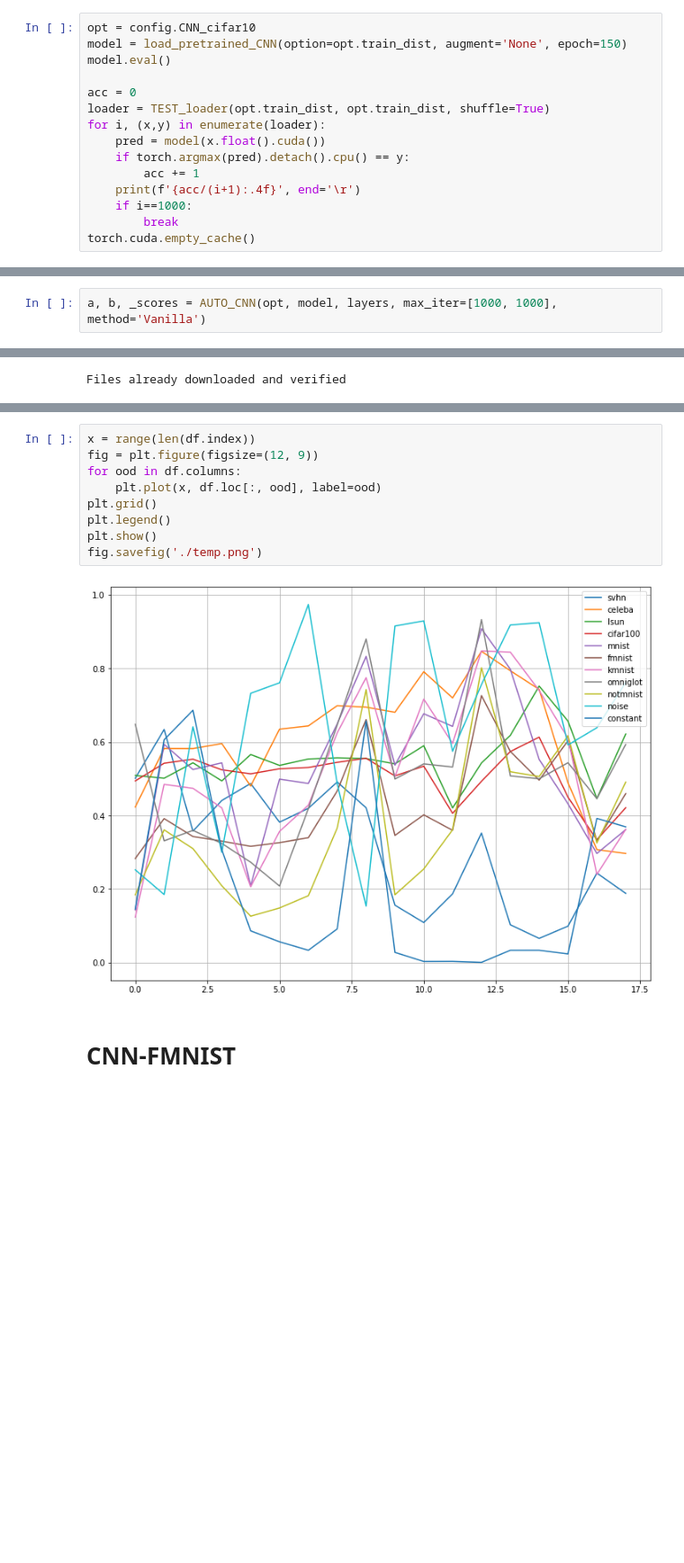
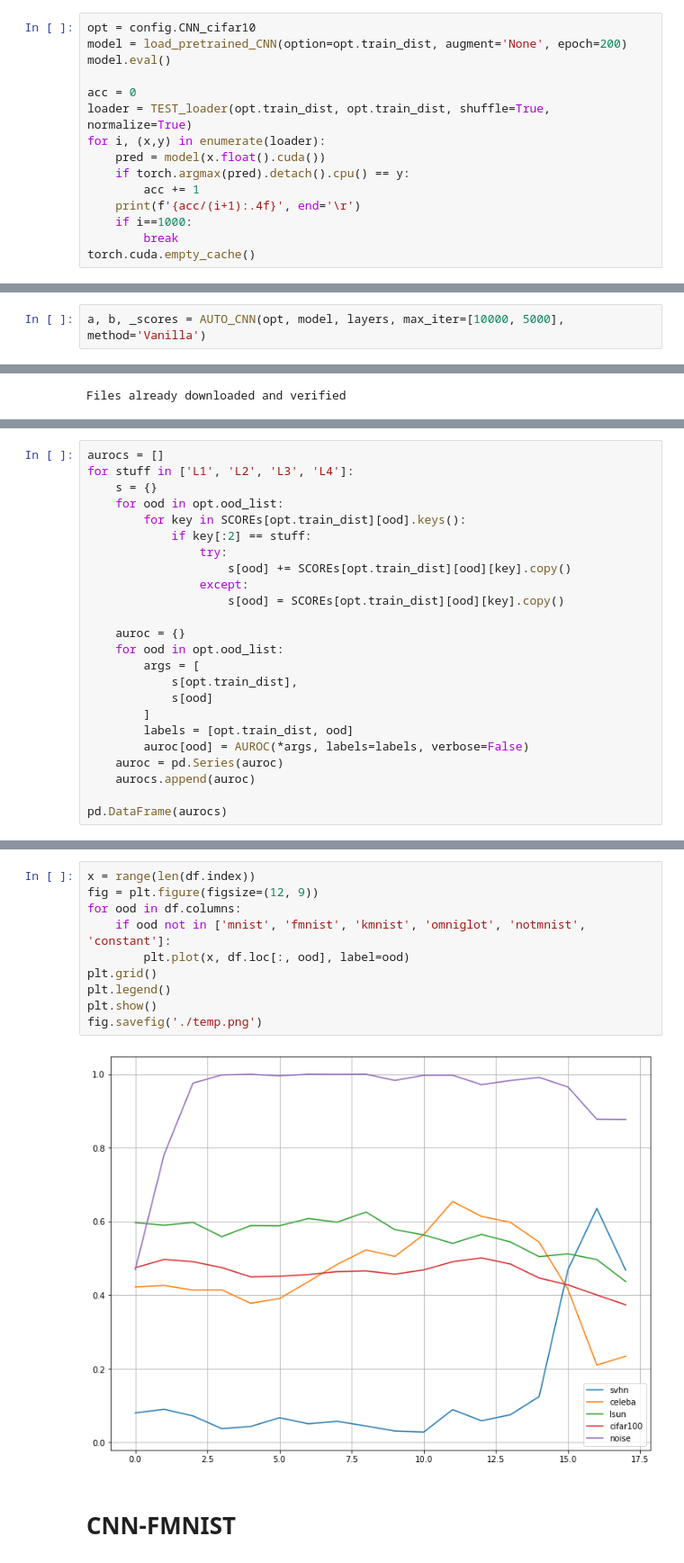
Before and after one commit to shinypond/ood_detection, a Jupyter notebook: code/FINAL_TEST_CNN.ipynb, the cells around one changed output, grey strips where cells are left out. Shown: that part at 90% size. Drawn from its saved outputs; the diff is of its cells as text; blank space fills up the shorter version.

```diff
--- a/code/FINAL_TEST_CNN.ipynb
+++ b/code/FINAL_TEST_CNN.ipynb
@@ -33,11 +33,11 @@ SCOREs = {'cifar10': {}, 'fmnist': {}}
 # CNN
 # %%
 opt = config.CNN_cifar10
-model = load_pretrained_CNN(option=opt.train_dist, augment='None', epoch=150)
+model = load_pretrained_CNN(option=opt.train_dist, augment='None', epoch=200)
 model.eval()
 
 acc = 0
-loader = TEST_loader(opt.train_dist, opt.train_dist, shuffle=True)
+loader = TEST_loader(opt.train_dist, opt.train_dist, shuffle=True, normalize=True)
 for i, (x,y) in enumerate(loader):
     pred = model(x.float().cuda())
     if torch.argmax(pred).detach().cpu() == y:
@@ -72,6 +72,6 @@ layers = {
 }
 # %%
-a, b, _scores = AUTO_CNN(opt, model, layers, max_iter=[1000, 1000], method='Vanilla')
+a, b, _scores = AUTO_CNN(opt, model, layers, max_iter=[10000, 5000], method='Vanilla')
 # %% [output]
 Files already downloaded and verified
 Files already downloaded and verified
@@ -121,0 +122,24 @@ df
+# %%
+aurocs = []
+for stuff in ['L1', 'L2', 'L3', 'L4']:
+    s = {}
+    for ood in opt.ood_list:
+        for key in SCOREs[opt.train_dist][ood].keys():
+            if key[:2] == stuff:
+                try:
+                    s[ood] += SCOREs[opt.train_dist][ood][key].copy()
+                except:
+                    s[ood] = SCOREs[opt.train_dist][ood][key].copy()
+
+    auroc = {}
+    for ood in opt.ood_list:
+        args = [
+            s[opt.train_dist],
+            s[ood]
+        ]
+        labels = [opt.train_dist, ood]
+        auroc[ood] = AUROC(*args, labels=labels, verbose=False)
+    auroc = pd.Series(auroc)
+    aurocs.append(auroc)
+
+pd.DataFrame(aurocs)
@@ -122,14 +152,15 @@ df
 # %%
 x = range(len(df.index))
 fig = plt.figure(figsize=(12, 9))
 for ood in df.columns:
-    plt.plot(x, df.loc[:, ood], label=ood)
+    if ood not in ['mnist', 'fmnist', 'kmnist', 'omniglot', 'notmnist', 'constant']:
+        plt.plot(x, df.loc[:, ood], label=ood)
 plt.grid()
 plt.legend()
 plt.show()
 fig.savefig('./temp.png')
 # %% [output]
-[figure, old version]
+[figure, new version]
 # %% [markdown]
 # CNN-FMNIST
 # %%
```
Also changed, not shown: parts of 4 cells of this notebook, 41 other files.
